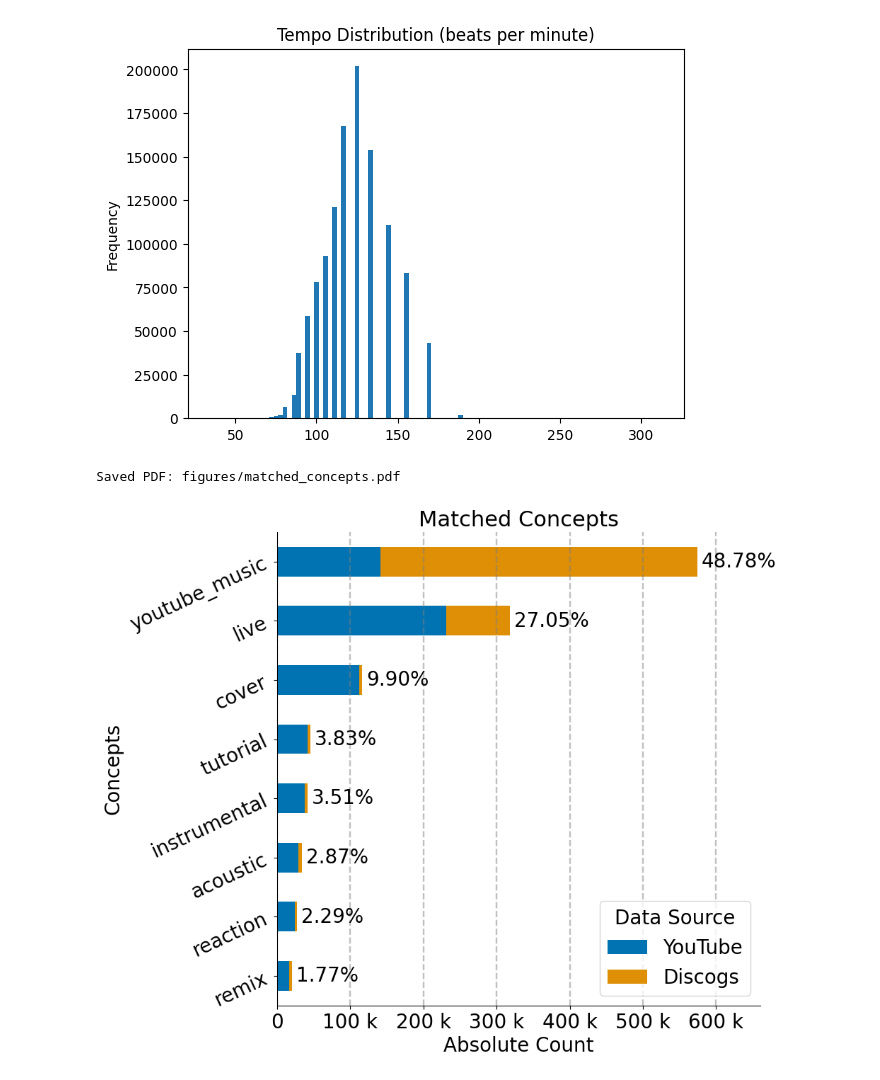
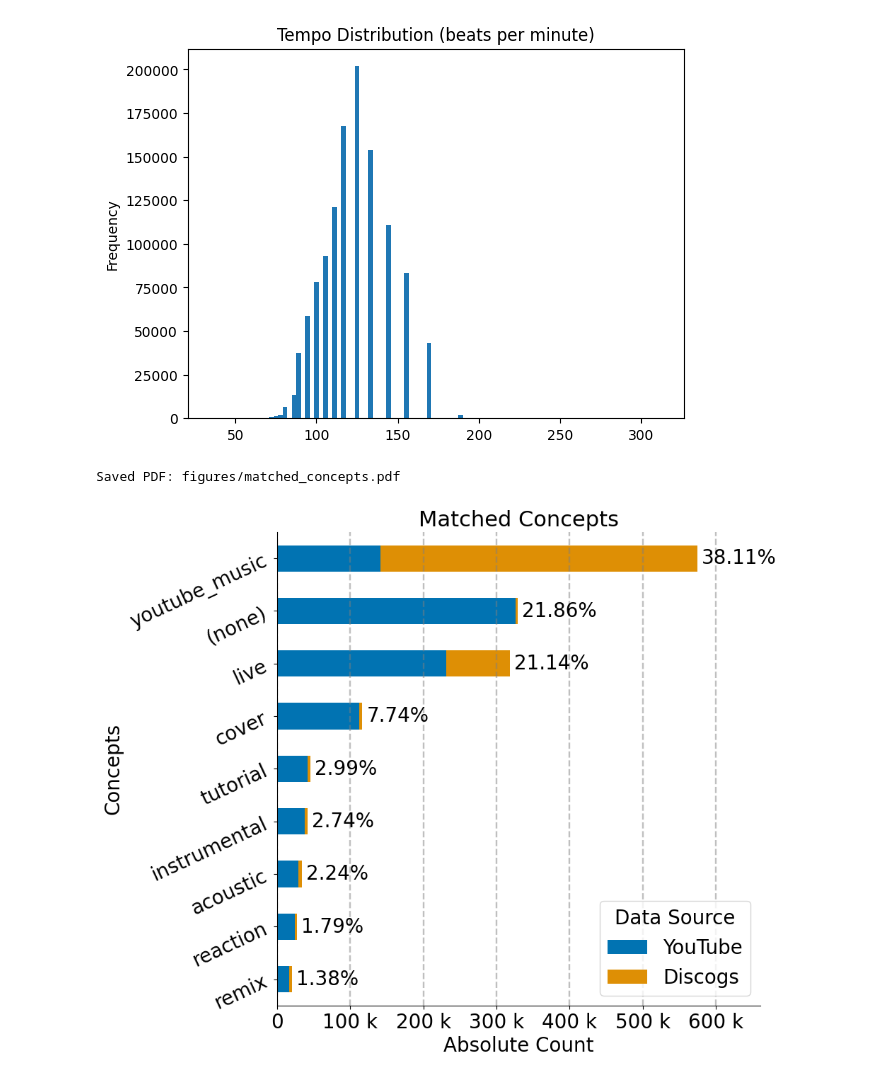
Before and after one commit to progsi/divers_dataset, a Jupyter notebook: auxiliary_labels_analysis.ipynb, the cells around one changed output. Cells and saved outputs as stored; diff of their text form; code cells hidden in the pictures.

```diff
--- a/auxiliary_labels_analysis.ipynb
+++ b/auxiliary_labels_analysis.ipynb
@@ -64,6 +64,8 @@ plt.show()
 # %%
 def parse_matched_dict(d):
     if isinstance(d, dict):
+        if d == {}:
+            return ["(none)"]
         return list({k for sub in d.values() for k in sub.keys()})
     return []
 
@@ -123,35 +125,36 @@ def plot_string_counts_barh(df, label_name, top_n=None, out_file=None, hue=None,
     # Add vertical lines at xticks
     for xtick in ax.get_xticks():
         ax.axvline(x=xtick, color='gray', linestyle='--', linewidth=1.7, alpha=0.5)
 
     # Add percentages (based on overall counts)
     max_val = overall_counts.max()
     for i, (abs_val, rel_val) in enumerate(zip(overall_counts.values, relative.values)):
         ax.text(abs_val + max_val * 0.01, i, f"{rel_val:.2%}", va='center', fontsize=20)
 
     # Formatting
     ax.set_xlim(0, max_val * 1.15)
     ax.xaxis.set_major_formatter(EngFormatter(unit=''))
     ax.set_xlabel("Absolute Count", fontsize=20)
     ax.invert_yaxis()
     plt.yticks(rotation=25)
 
     ax.spines['top'].set_visible(False)
     ax.spines['right'].set_visible(False)
 
     plt.tight_layout()
 
     if out_file:
         plt.savefig(out_file, format='pdf', bbox_inches='tight')
         print(f"Saved PDF: {out_file}")
 
     ax.set_title(f"Matched {label_name}", fontsize=22)
     plt.show()
 
-plot_string_counts_barh(df, "Concepts", top_n=20, out_file="figures/matched_concepts.pdf", hue="Data Source")
+plot_string_counts_barh(df, "Concepts", top_n=20, out_file="figures/matched_concepts.pdf", hue="Data Source",
+                        stacked=True)
 # %% [output]
 Saved PDF: figures/matched_concepts.pdf
-[figure, old version]
+[figure, new version]
 # %%
 plot_string_counts_barh(df, "Instruments / Groups", top_n=20, out_file="figures/matched_instruments_groups.pdf", hue="Data Source")
 # %% [output]
```
Also changed, not shown: parts of 1 cell of this notebook, 4 other files.
